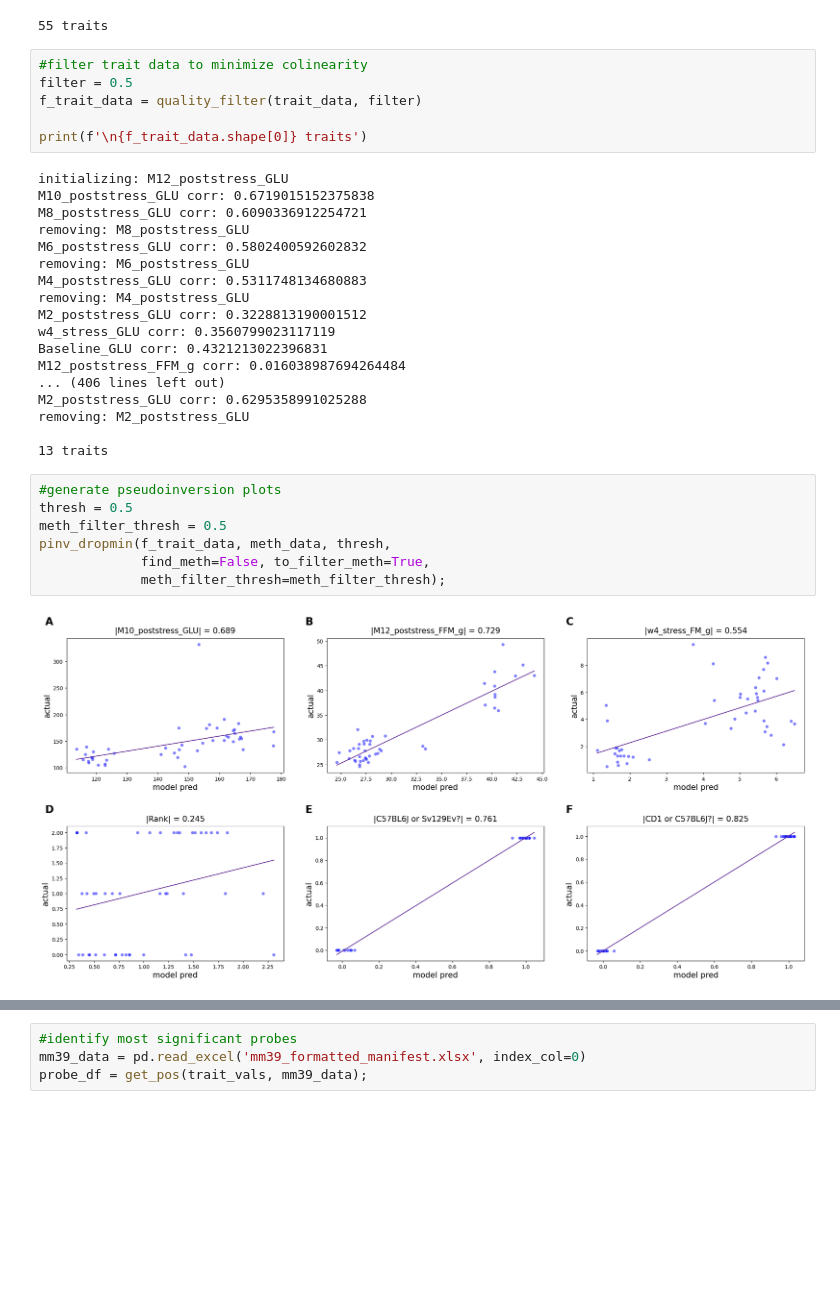
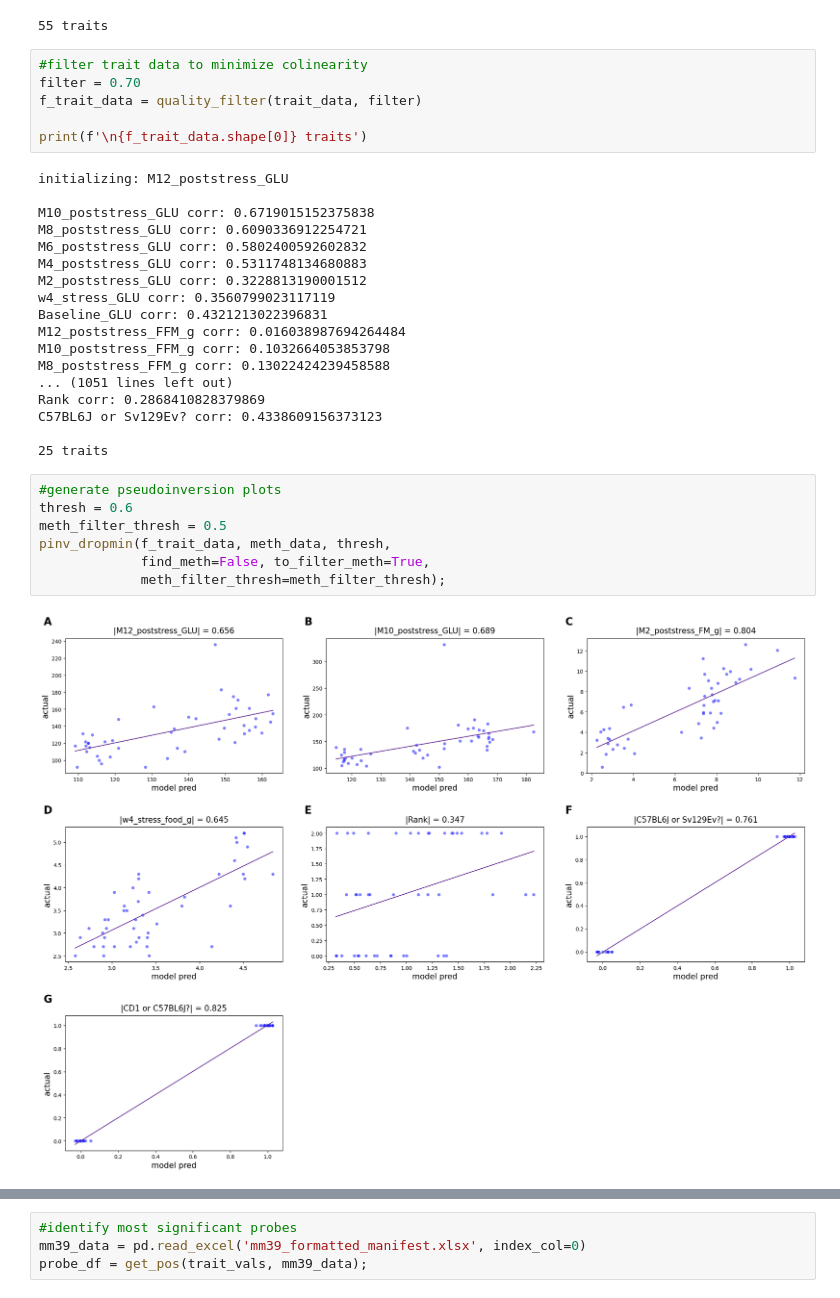
Before and after one commit to SamAndTheSun/pellegrini_temp, a Jupyter notebook: pseudoinverse_model.ipynb, the cells around one changed output, grey strips where cells are left out. Saved outputs shown, nothing was run; the diff lists cells and outputs as text; blank space fills up the shorter version.

```diff
--- a/pseudoinverse_model.ipynb
+++ b/pseudoinverse_model.ipynb
@@ -43,36 +43,36 @@ print(f'{trait_data.shape[0]} traits')
 55 traits
 # %%
 #filter trait data to minimize colinearity
-filter = 0.5
+filter = 0.70
 f_trait_data = quality_filter(trait_data, filter)
 
 print(f'\n{f_trait_data.shape[0]} traits')
 # %% [output]
 initializing: M12_poststress_GLU
+
 M10_poststress_GLU corr: 0.6719015152375838
 M8_poststress_GLU corr: 0.6090336912254721
-removing: M8_poststress_GLU
 M6_poststress_GLU corr: 0.5802400592602832
-removing: M6_poststress_GLU
 M4_poststress_GLU corr: 0.5311748134680883
-removing: M4_poststress_GLU
 M2_poststress_GLU corr: 0.3228813190001512
 w4_stress_GLU corr: 0.3560799023117119
 Baseline_GLU corr: 0.4321213022396831
 M12_poststress_FFM_g corr: 0.016038987694264484
-... (406 lines left out)
-M2_poststress_GLU corr: 0.6295358991025288
-removing: M2_poststress_GLU
+M10_poststress_FFM_g corr: 0.1032664053853798
+M8_poststress_FFM_g corr: 0.13022424239458588
+... (1051 lines left out)
+Rank corr: 0.2868410828379869
+C57BL6J or Sv129Ev? corr: 0.4338609156373123
 
-13 traits
+25 traits
 # %%
 #generate pseudoinversion plots
-thresh = 0.5
+thresh = 0.6
 meth_filter_thresh = 0.5
 pinv_dropmin(f_trait_data, meth_data, thresh,
              find_meth=False, to_filter_meth=True,
              meth_filter_thresh=meth_filter_thresh);
 # %% [output]
-[figure, old version]
+[figure, new version]
 # %%
 #generate heatmap of probe/trait multivar association p values
```
Also changed, not shown: parts of 4 cells of this notebook, 2 other files.
